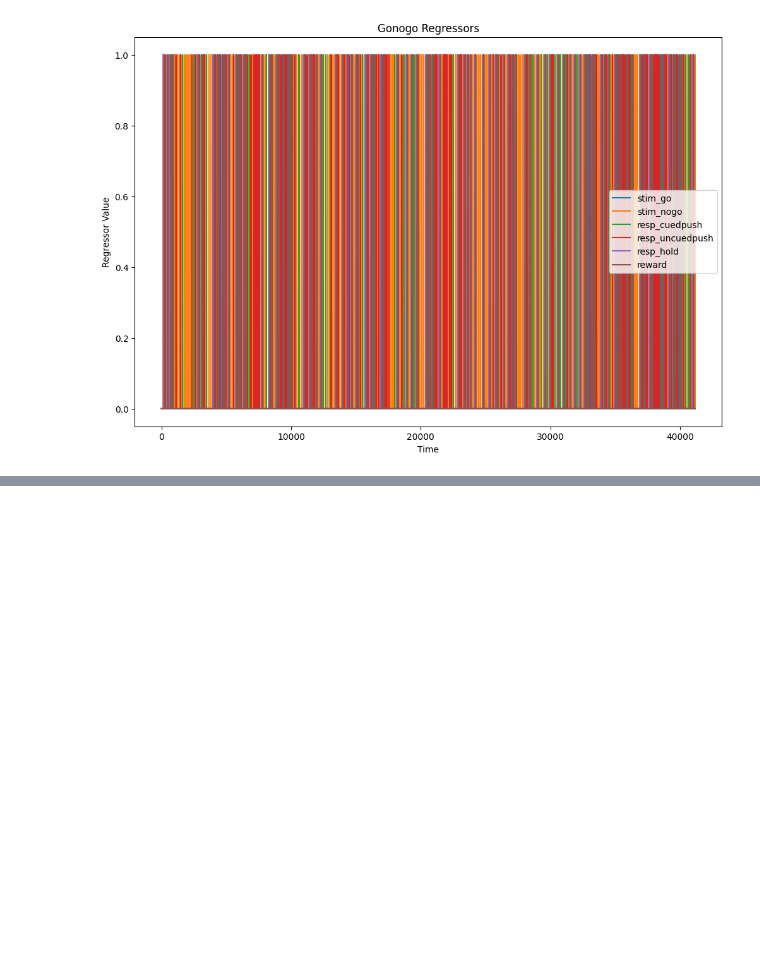
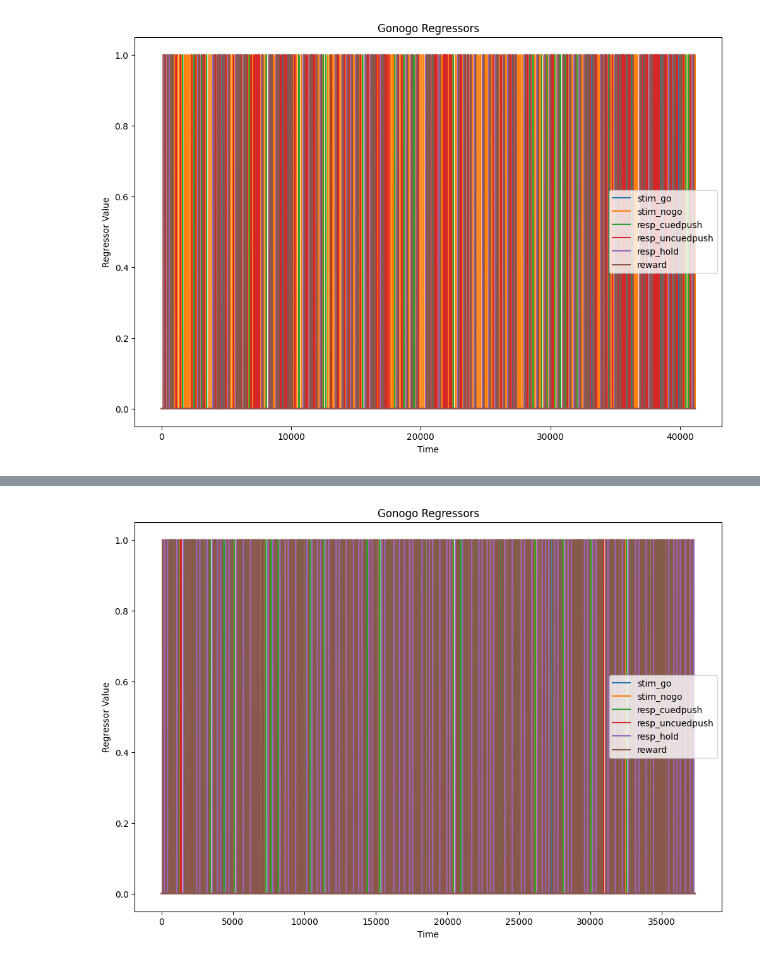
Before and after one commit to DuguidLab/visiomode_analysis, a Jupyter notebook: exploratory/session-regressors.ipynb, the cells around one changed output, grey strips where cells are left out. Saved outputs shown, nothing was run; the diff lists cells and outputs as text; code cells hidden in the pictures; blank space fills up the shorter version.

Commit message:
test regressor generation

```diff
--- a/exploratory/session-regressors.ipynb
+++ b/exploratory/session-regressors.ipynb
@@ -198,0 +208,3 @@ plt.show()
+# %%
+path = "../scratch/sub-MM229_exp-109hrb21d_ses-20220329_behaviour-gonogo_regressors.npz"
+testfile = np.load(path)
@@ -198,0 +230,12 @@ plt.show()
+# %%
+# plot regressors
+plt.figure(figsize=(12, 8))
+for i, label in enumerate(testfile.get("labels")):
+    plt.plot(testfile.get("regressors")[:, i], label=label)
+plt.legend()
+plt.xlabel("Time")
+plt.ylabel("Regressor Value")
+plt.title("Gonogo Regressors")
+plt.show()
+# %% [output]
+[figure, added]
```
Also changed, not shown: parts of 13 cells of this notebook.
